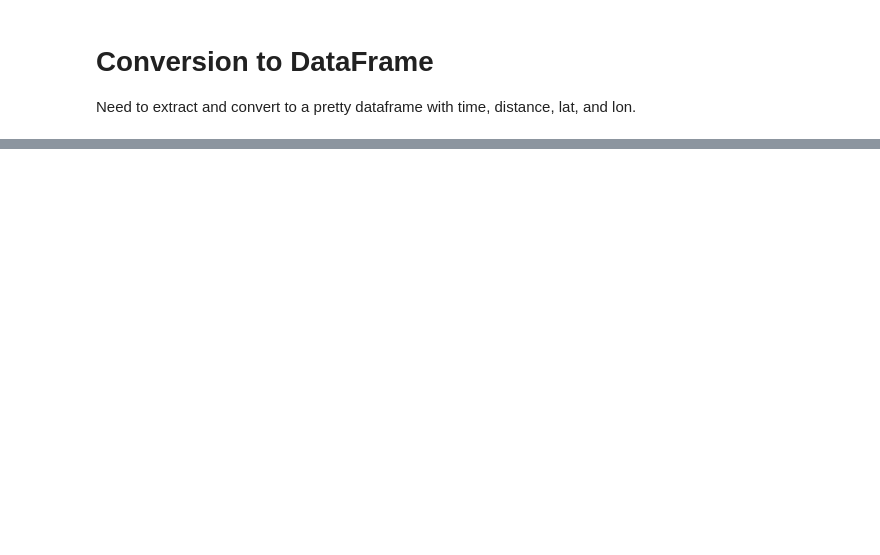
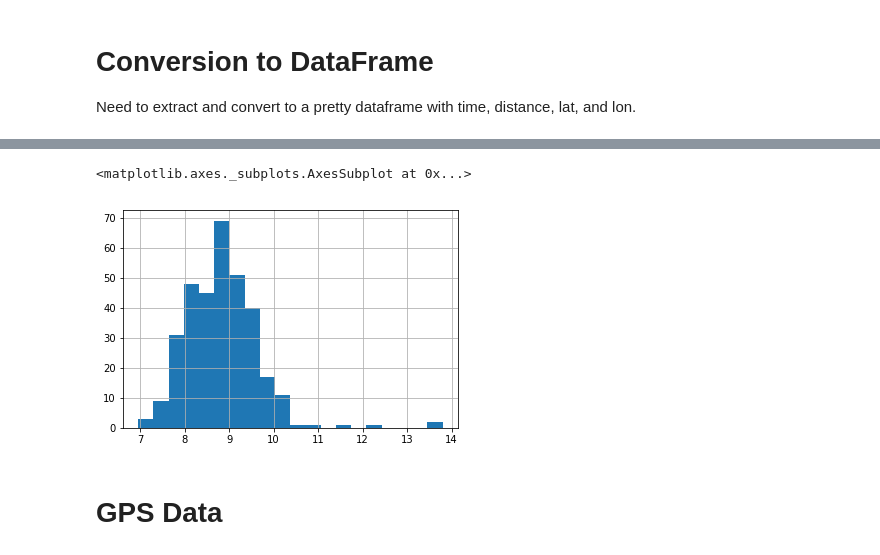
Before and after one commit to roryhr/code, a Jupyter notebook: running_analysis/run-analysis.ipynb, the cells around one changed output, grey strips where cells are left out. Saved outputs shown, nothing was run; the diff lists cells and outputs as text; code cells hidden in the pictures; blank space fills up the shorter version.

```diff
--- a/running_analysis/run-analysis.ipynb
+++ b/running_analysis/run-analysis.ipynb
@@ -76,0 +77,9 @@ Need to extract and convert to a pretty dataframe with time, distance, lat, and
+# %%
+meter_per_sec_to_mile_per_min = 0.03728
+
+(1/(dist_df.smoothed_speed*meter_per_sec_to_mile_per_min)).hist(bins=20)
+# %% [output]
+<matplotlib.axes._subplots.AxesSubplot at 0x...>
+[figure, added]
+# %% [markdown]
+# GPS Data
```
Also changed, not shown: parts of 24 cells of this notebook, 1 other file.
